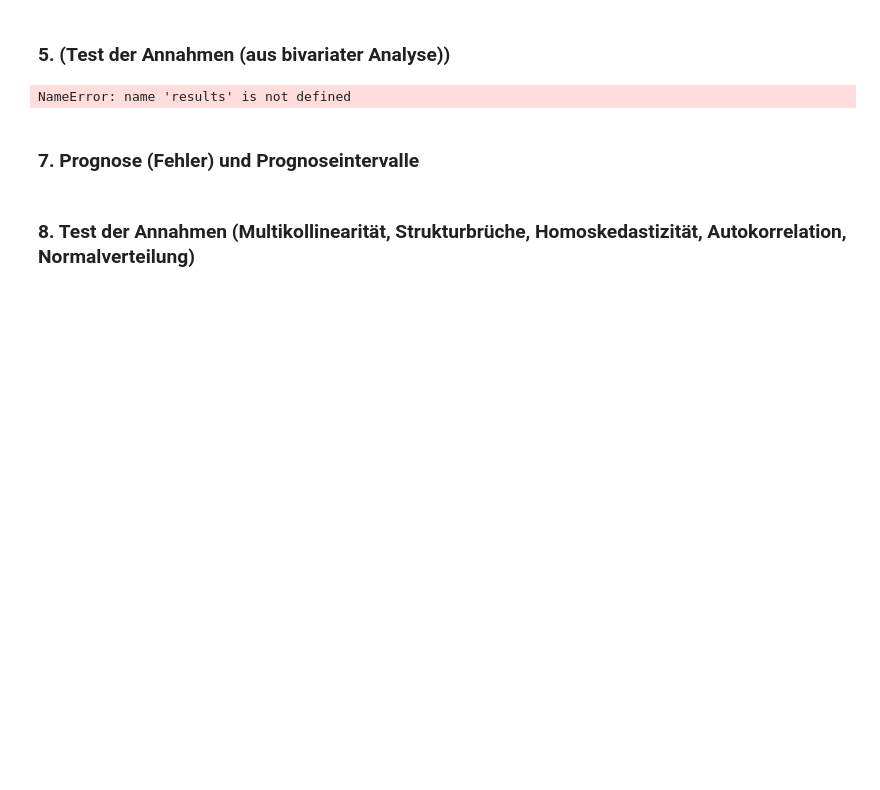
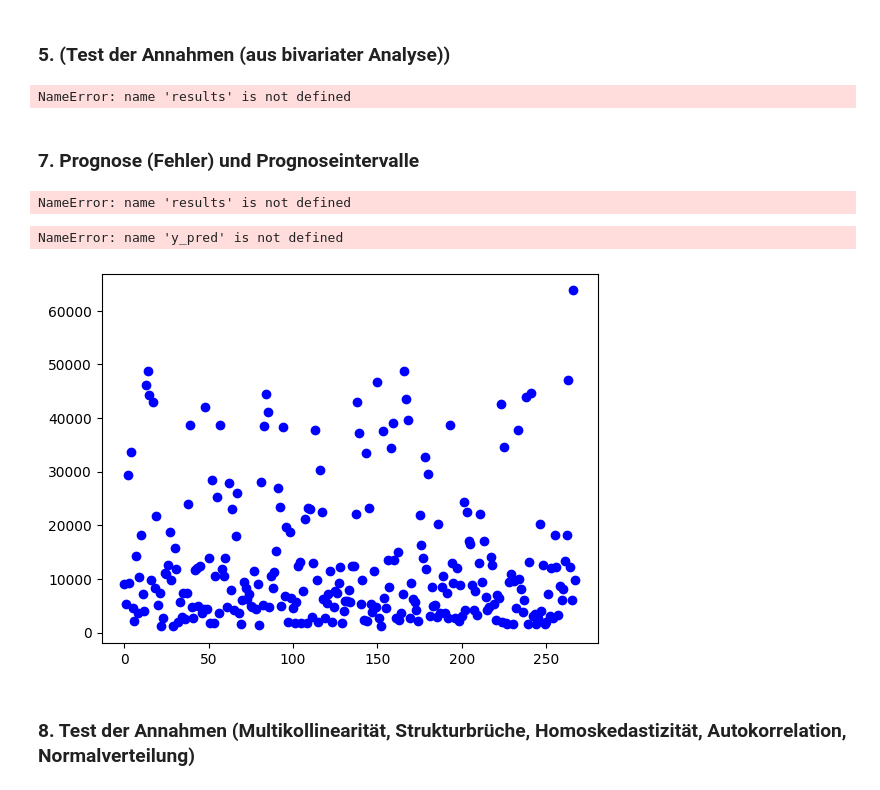
Before and after one commit to BrockherdeT/econometrics, a Jupyter notebook: shared_A2.ipynb, the cells around one changed output. Saved outputs shown, nothing was run; the diff lists cells and outputs as text; code cells hidden in the pictures; blank space fills up the shorter version.

```diff
--- a/shared_A2.ipynb
+++ b/shared_A2.ipynb
@@ -430,5 +432,52 @@ print(f"P-value: {f_test.pvalue}")
 NameError: name 'results' is not defined
 # %% [markdown]
 ### 7. Prognose (Fehler) und Prognoseintervalle
+# %%
+# Calculate forecast errors
+forecast_errors = results.resid
+
+# Calculate prediction intervals
+prediction_intervals = results.get_prediction().conf_int()
+
+# Extract upper and lower bounds of the prediction intervals
+lower_bounds = prediction_intervals[:, 0]
+upper_bounds = prediction_intervals[:, 1]
+
+# Calculate the width of the prediction intervals
+interval_widths = upper_bounds - lower_bounds
+
+# Print or further analyze forecast errors and prediction intervals as needed
+print("Forecast Errors:")
+print(forecast_errors)
+
+print("Prediction Intervals:")
+print(prediction_intervals)
+# %% [output]
+NameError: name 'results' is not defined
+# %%
+import matplotlib.pyplot as plt
+
+# Plot the actual values
+plt.scatter(range(len(y_test)), y_test, color='blue', label='Actual')
+
+# Plot the predicted values
+plt.plot(range(len(y_test)), y_pred, color='red', linewidth=2, label='Predicted')
+
+# Plot the prediction intervals
+plt.fill_between(range(len(y_test)), lower_bounds, upper_bounds, color='orange', alpha=0.2, label='Prediction Interval')
+
+# Add labels and title
+plt.xlabel('Observation')
+plt.ylabel('Value')
+plt.title('Actual vs Predicted Values with Prediction Interval')
+
+# Add legend
+plt.legend()
+
+# Show plot
+plt.show()
+# %% [output]
+NameError: name 'y_pred' is not defined
+[figure, added]
 # %% [markdown]
 ### 8. Test der Annahmen (Multikollinearität, Strukturbrüche, Homoskedastizität, Autokorrelation, Normalverteilung)
```
Also changed, not shown: parts of 1 cell of this notebook.
